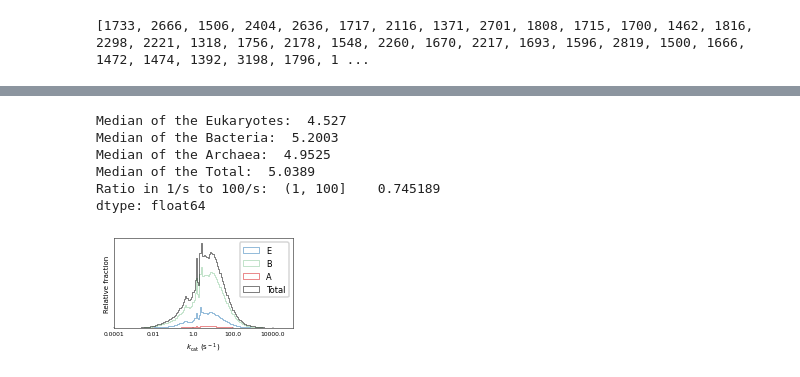
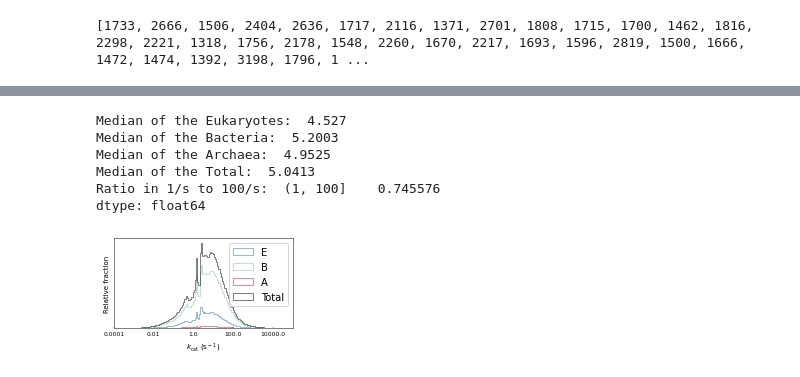
Before and after one commit to feiranl/GotEnzymes, a Jupyter notebook: dataPredict/code/resultAnalysis.ipynb, the cells around one changed output, grey strips where cells are left out. Saved outputs shown, nothing was run; the diff lists cells and outputs as text; code cells hidden in the pictures.

```diff
--- a/dataPredict/code/resultAnalysis.ipynb
+++ b/dataPredict/code/resultAnalysis.ipynb
@@ -78,10 +18,10 @@ for i in range(1,7):
 # %%
-data_for_prediction = '../../dataPredict/output/MainData/'
+data_for_prediction = '../../dataPredict/output/input_data/enzymes/'
 # load data
 filenames = get_predictionfile()
 
 print(filenames[1])
-i = 1
+i = 0
 unique_sub = set()
 unique_enzyme = set()
 unique_pair = set()
@@ -98,7 +38,9 @@ for file in filenames:
     #print(data_for_prediction + file + '.txt')
     new_columns = ['protein', 'org', 'domain','ko','rxn', 'ec', 'compound', 'kcat', 'km']
     a = pd.read_table(data_for_prediction + file + '.txt', sep='\t', header=None,names = new_columns)
-    a['pair'] = a['protein'].map(str) + '&' + a['compound']
+    a['proteins_withorg'] = a['org'].map(str)  + '&' + a['protein'].map(str)
+    a['pair'] = a['proteins_withorg'] + '&' + a['compound']
+
     #print(a)
     newdf = a[['pair', 'kcat']] # 取出其中两列
 
@@ -116,7 +58,7 @@ for file in filenames:
     #print(a['compound'].values)
     unique_sub.update(a['compound'].values)
 
-    unique_enzyme.update(a['protein'].values)
+    unique_enzyme.update(a['proteins_withorg'].values)
     unique_pair.update(a['pair'].values)
     #print(unique_pair)
     for j in range(1,8):
@@ -329,37 +271,37 @@ n,bins = distri_dig(yA,'#d7191c','A')
 
 # plot all data
 y_all = np.append(yB, yE, axis=0)
-y_all = np.append(c, yA, axis=0)
+y_all = np.append(y_all, yA, axis=0)
 print('Median of the Total: ', str(np.median(y_all))) # calculate the meadian
 # calculate ratio of values fall in 1/s to 100/s
 cats=pd.cut(y_all,[1,100])
 fraction = pd.value_counts(cats)/len(y_all)
 
 print('Ratio in 1/s to 100/s: ', str(fraction))
 n,bins = distri_dig(y_all,'black','Total')
 #plt.plot(bins[:-1] + width,n,'-',color='black')
 plt.xticks([-6.,-4.,-2.,0.,2.,4.,6.])
 
 locs, labels = plt.xticks()
 plt.xticks(locs[1:-1], np.power(10,locs)[1:-1], fontsize = 6)
 ax = plt.gca()
 ax.axes.yaxis.set_ticks([])
 plt.xlim(-4,5)
 #leg = plt.legend({'Total'},'Location','northwest','Fontsize',6,'FontName','Helvetica');
 #leg.ItemTokenSize = [0,5];
 
 
 plt.legend()
 plt.savefig("Fig_Distributions.pdf", dpi=400, bbox_inches='tight')
 
 plt.show()
 # %% [output]
 Median of the Eukaryotes:  4.527
 Median of the Bacteria:  5.2003
 Median of the Archaea:  4.9525
-Median of the Total:  5.0389
-Ratio in 1/s to 100/s:  (1, 100]    0.745189
+Median of the Total:  5.0413
+Ratio in 1/s to 100/s:  (1, 100]    0.745576
 dtype: float64
-[figure, old version]
+[figure, new version]
 # %%
 EC_kcat_count
```
Also changed, not shown: parts of 10 cells of this notebook.
